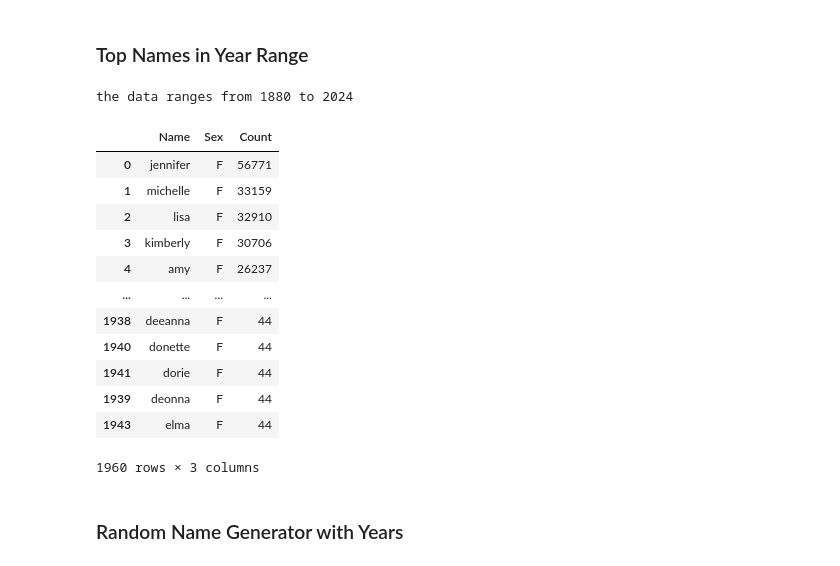
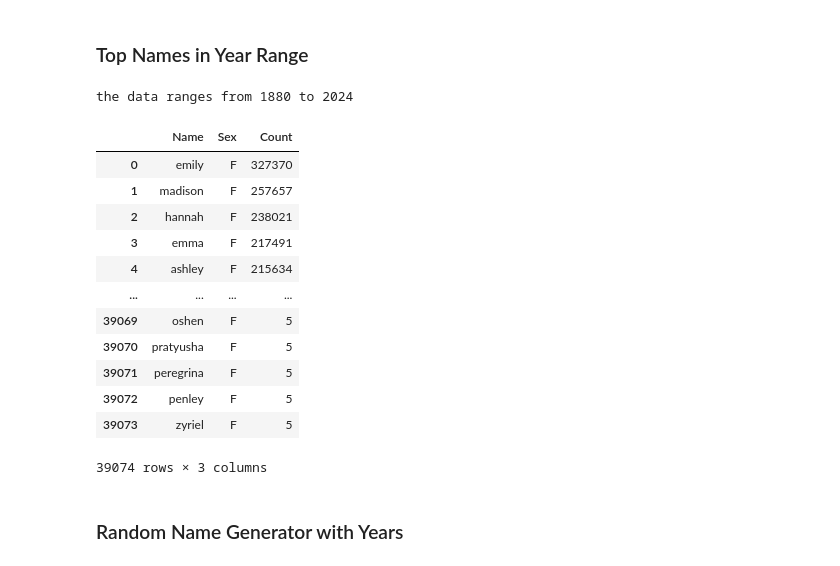
Before and after one commit to MalinMorris/NameData, a Jupyter notebook: data.ipynb, the cells around one changed output. Drawn from its saved outputs; the diff is of its cells as text; code cells hidden in the pictures.

```diff
--- a/data.ipynb
+++ b/data.ipynb
@@ -278,23 +259,24 @@ The rank of mcclane in 2020 was 11510 for boys
 ### Top Names in Year Range
 # %%
 sex = input("Enter M for Male and F for Female: ").lower()
+top = int(input("Enter number of names to see (-1 for all names)"))
 min_y, max_y = fun.year_input()
-fun.top_names(sex, min_y, max_y)
+fun.top_names(sex, top, min_y, max_y)
 # %% [output]
 the data ranges from 1880 to 2024
 |  | Name | Sex | Count |
-| 0 | jennifer | F | 56771 |
-| 1 | michelle | F | 33159 |
-| 2 | lisa | F | 32910 |
-| 3 | kimberly | F | 30706 |
-| 4 | amy | F | 26237 |
+| 0 | emily | F | 327370 |
+| 1 | madison | F | 257657 |
+| 2 | hannah | F | 238021 |
+| 3 | emma | F | 217491 |
+| 4 | ashley | F | 215634 |
 | ... | ... | ... | ... |
-| 1938 | deeanna | F | 44 |
-| 1940 | donette | F | 44 |
-| 1941 | dorie | F | 44 |
-| 1939 | deonna | F | 44 |
-| 1943 | elma | F | 44 |
+| 39069 | oshen | F | 5 |
+| 39070 | pratyusha | F | 5 |
+| 39071 | peregrina | F | 5 |
+| 39072 | penley | F | 5 |
+| 39073 | zyriel | F | 5 |
-1960 rows × 3 columns
+39074 rows × 3 columns
 # %% [markdown]
 ### Random Name Generator with Years
 # %%
```
Also changed, not shown: parts of 12 cells of this notebook, 4 other files.
